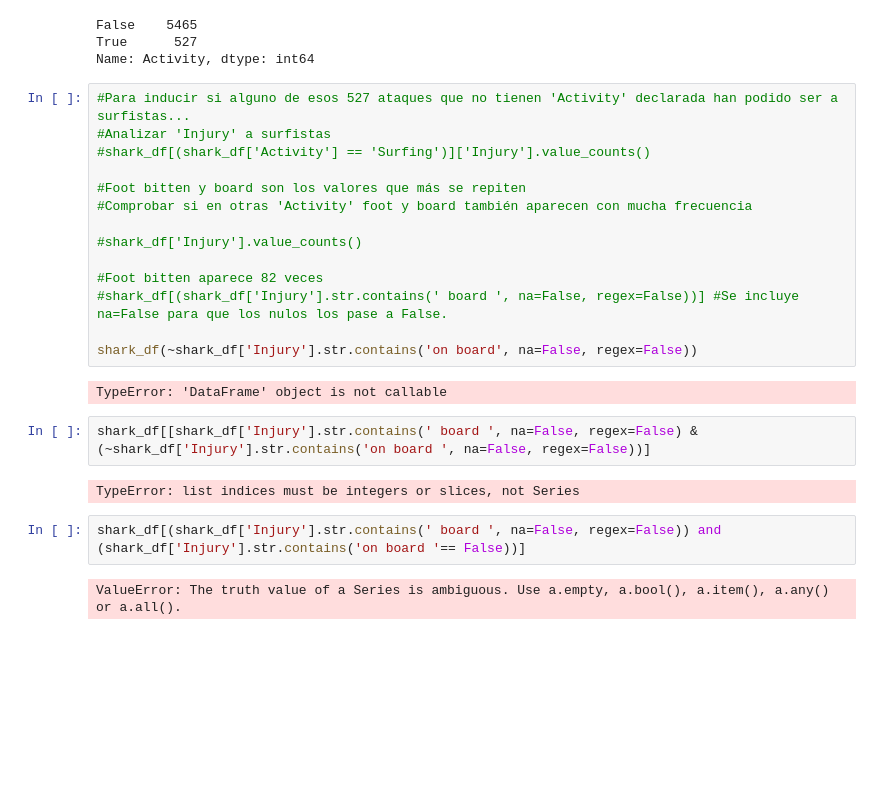
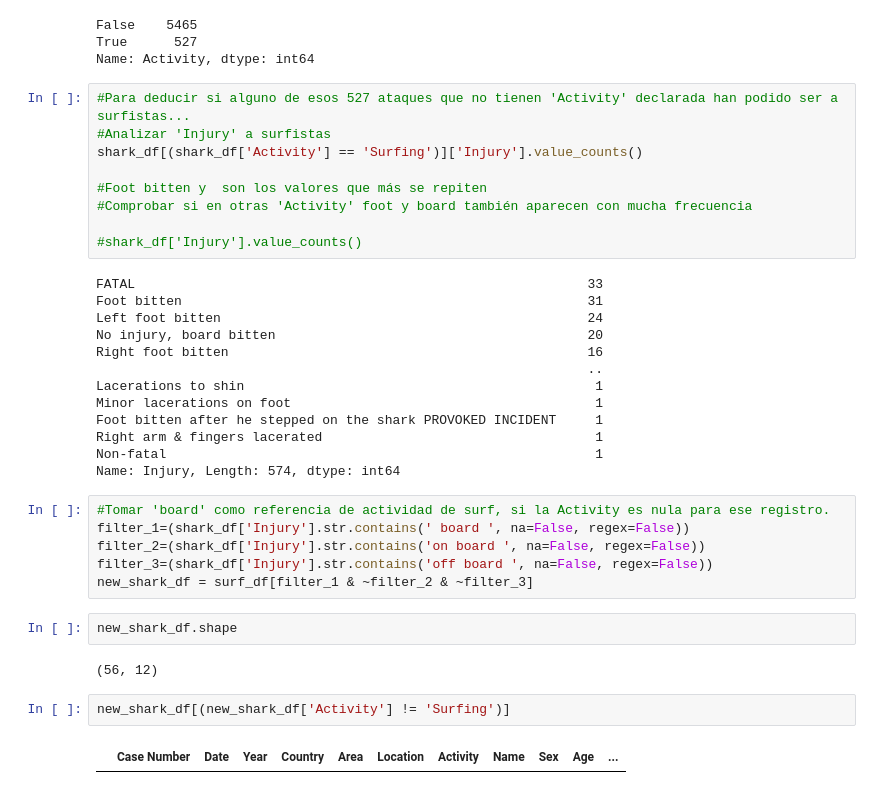
Before and after one commit to patricrp/Shark_Analysis, a Jupyter notebook: Sharkies.ipynb, the cells around one changed output. Cells and saved outputs as stored; diff of their text form; blank space fills up the shorter version.

```diff
--- a/Sharkies.ipynb
+++ b/Sharkies.ipynb
@@ -273,26 +273,38 @@ False    5465
 True      527
 Name: Activity, dtype: int64
 # %%
-#Para inducir si alguno de esos 527 ataques que no tienen 'Activity' declarada han podido ser a surfistas...
+#Para deducir si alguno de esos 527 ataques que no tienen 'Activity' declarada han podido ser a surfistas...
 #Analizar 'Injury' a surfistas
-#shark_df[(shark_df['Activity'] == 'Surfing')]['Injury'].value_counts()
+shark_df[(shark_df['Activity'] == 'Surfing')]['Injury'].value_counts()
 
-#Foot bitten y board son los valores que más se repiten
+#Foot bitten y  son los valores que más se repiten
 #Comprobar si en otras 'Activity' foot y board también aparecen con mucha frecuencia
 
 #shark_df['Injury'].value_counts()
-
-#Foot bitten aparece 82 veces
-#shark_df[(shark_df['Injury'].str.contains(' board ', na=False, regex=False))] #Se incluye na=False para que los nulos los pase a False.
-
-shark_df(~shark_df['Injury'].str.contains('on board', na=False, regex=False))
 # %% [output]
-TypeError: 'DataFrame' object is not callable
+FATAL                                                          33
+Foot bitten                                                    31
+Left foot bitten                                               24
+No injury, board bitten                                        20
+Right foot bitten                                              16
+                                                               ..
+Lacerations to shin                                             1
+Minor lacerations on foot                                       1
+Foot bitten after he stepped on the shark PROVOKED INCIDENT     1
+Right arm & fingers lacerated                                   1
+Non-fatal                                                       1
+Name: Injury, Length: 574, dtype: int64
 # %%
-shark_df[[shark_df['Injury'].str.contains(' board ', na=False, regex=False) & (~shark_df['Injury'].str.contains('on board ', na=False, regex=False))]
+#Tomar 'board' como referencia de actividad de surf, si la Activity es nula para ese registro.
+filter_1=(shark_df['Injury'].str.contains(' board ', na=False, regex=False))
+filter_2=(shark_df['Injury'].str.contains('on board ', na=False, regex=False))
+filter_3=(shark_df['Injury'].str.contains('off board ', na=False, regex=False))
+new_shark_df = surf_df[filter_1 & ~filter_2 & ~filter_3]
-# %% [output]
-TypeError: list indices must be integers or slices, not Series
-# %%
-shark_df[(shark_df['Injury'].str.contains(' board ', na=False, regex=False)) and (shark_df['Injury'].str.contains('on board '== False))]
-# %% [output]
-ValueError: The truth value of a Series is ambiguous. Use a.empty, a.bool(), a.item(), a.any() or a.all().
+# %%
+new_shark_df.shape
+# %% [output]
+(56, 12)
+# %%
+new_shark_df[(new_shark_df['Activity'] != 'Surfing')]
+# %% [output]
+|  | Case Number | Date | Year | Country | Area | Location | Activity | Name | Sex | Age | ... |
```
